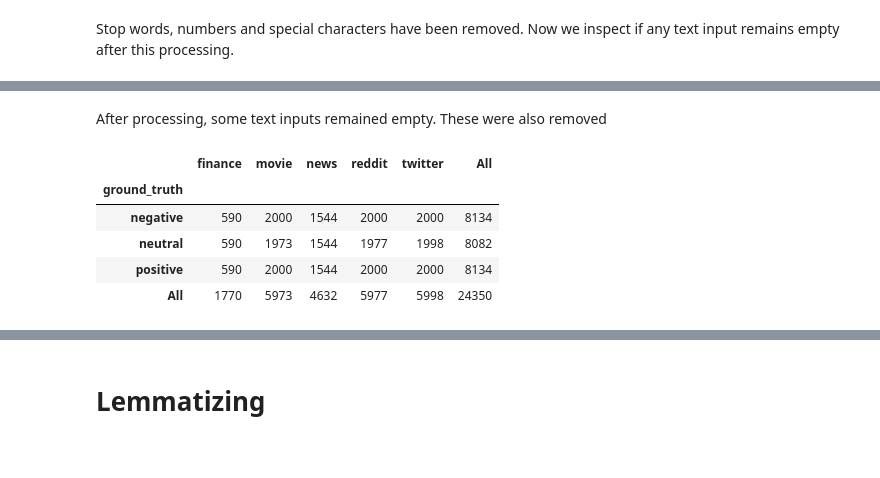
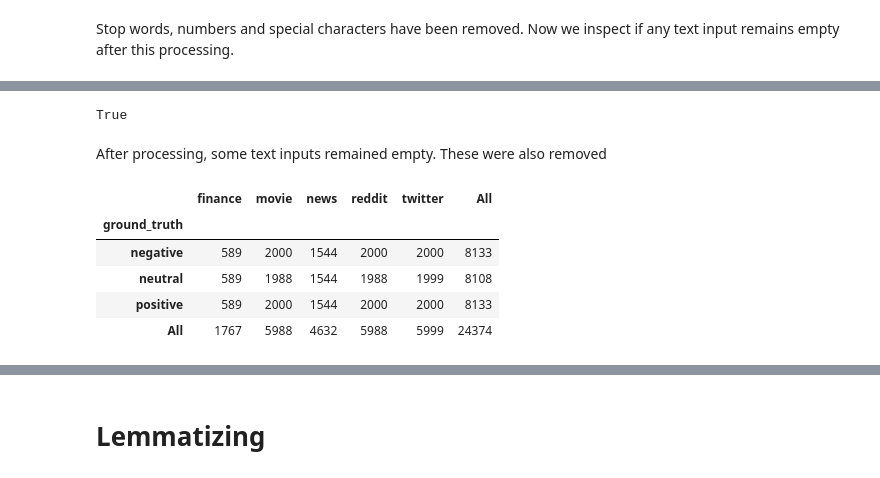
Before and after one commit to miru-the-pinguin/sentiment_classification, a Jupyter notebook: 1_data_preparation.ipynb, the cells around one changed output, grey strips where cells are left out. Drawn from its saved outputs; the diff is of its cells as text; code cells hidden in the pictures.

```diff
--- a/1_data_preparation.ipynb
+++ b/1_data_preparation.ipynb
@@ -494,8 +536,8 @@ Stop words, numbers and special characters have been removed. Now we inspect if
 # %%
 import numpy as np
 # %%
-df_balanced["text"] = df_balanced["text"].replace(r'^\s*$', np.nan, regex=True)
+df_nb["text"] = df_nb["text"].replace(r'^\s*$', np.nan, regex=True)
+df_bert["text"] = df_bert["text"].replace(r'^\s*$', np.nan, regex=True)
 
-
-print(df_balanced.isna().sum())  # See NaN counts
+print(df_nb.isna().sum(), df_bert.isna().sum())  # See NaN counts
 # %% [output]
@@ -506,4 +551,7 @@ dtype: int64
 # %%
 pattern = re.compile(r'^\s*nan\s*$', flags=re.IGNORECASE)
 
-df_balanced["text"] = df_balanced["text"].replace(pattern, np.nan, regex=True)
+df_nb["text"] = df_nb["text"].replace(pattern, np.nan, regex=True)
+df_bert["text"] = df_bert["text"].replace(pattern, np.nan, regex=True)
+
+print(df_nb.isna().sum(), df_bert.isna().sum())  # See NaN counts
@@ -519,15 +566,35 @@ df_balanced = df_balanced.dropna().reset_index(drop=True)
+# %%
+
+# Drop rows with NA values in 'text' column of df_nb
+df_nb.dropna(inplace=True)
+
+# Get the index of rows that were dropped from df_nb
+index_to_drop = df_bert.index.difference(df_nb.index)
+
+# Drop the same observations from df_bert
+df_bert.drop(index_to_drop, inplace=True)
+# %%
+# prompt: reset the index for both
+
+# Reset index for df_nb and df_bert
+df_nb = df_nb.reset_index(drop=True)
+df_bert = df_bert.reset_index(drop=True)
+# %%
+df_nb.shape == df_bert.shape
+# %% [output]
+True
 # %% [markdown]
 After processing, some text inputs remained empty. These were also removed
 # %%
-table = pd.crosstab(df_balanced["ground_truth"], df_balanced["topic"], margins=True)
+table = pd.crosstab(df_bert["ground_truth"], df_bert["topic"], margins=True)
 table.columns.name = None
 table
 # %% [output]
 |  | finance | movie | news | reddit | twitter | All |
 | ground_truth |  |  |  |  |  |  |
-| negative | 590 | 2000 | 1544 | 2000 | 2000 | 8134 |
-| neutral | 590 | 1973 | 1544 | 1977 | 1998 | 8082 |
-| positive | 590 | 2000 | 1544 | 2000 | 2000 | 8134 |
-| All | 1770 | 5973 | 4632 | 5977 | 5998 | 24350 |
+| negative | 589 | 2000 | 1544 | 2000 | 2000 | 8133 |
+| neutral | 589 | 1988 | 1544 | 1988 | 1999 | 8108 |
+| positive | 589 | 2000 | 1544 | 2000 | 2000 | 8133 |
+| All | 1767 | 5988 | 4632 | 5988 | 5999 | 24374 |
 # %%
 table.to_csv("/content/drive/My Drive/BA THESIS/analysis/raw_table_sentiment_topic_distribution_after_processing.csv")
```
Also changed, not shown: parts of 47 cells of this notebook, 2 other files.
